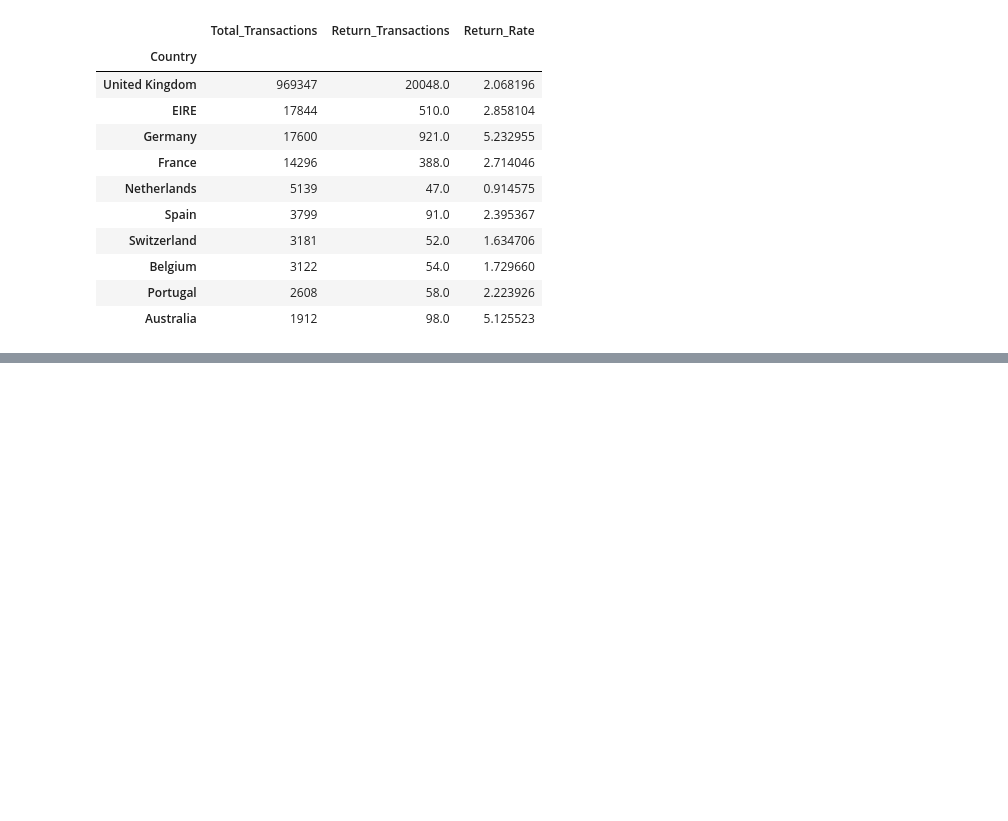
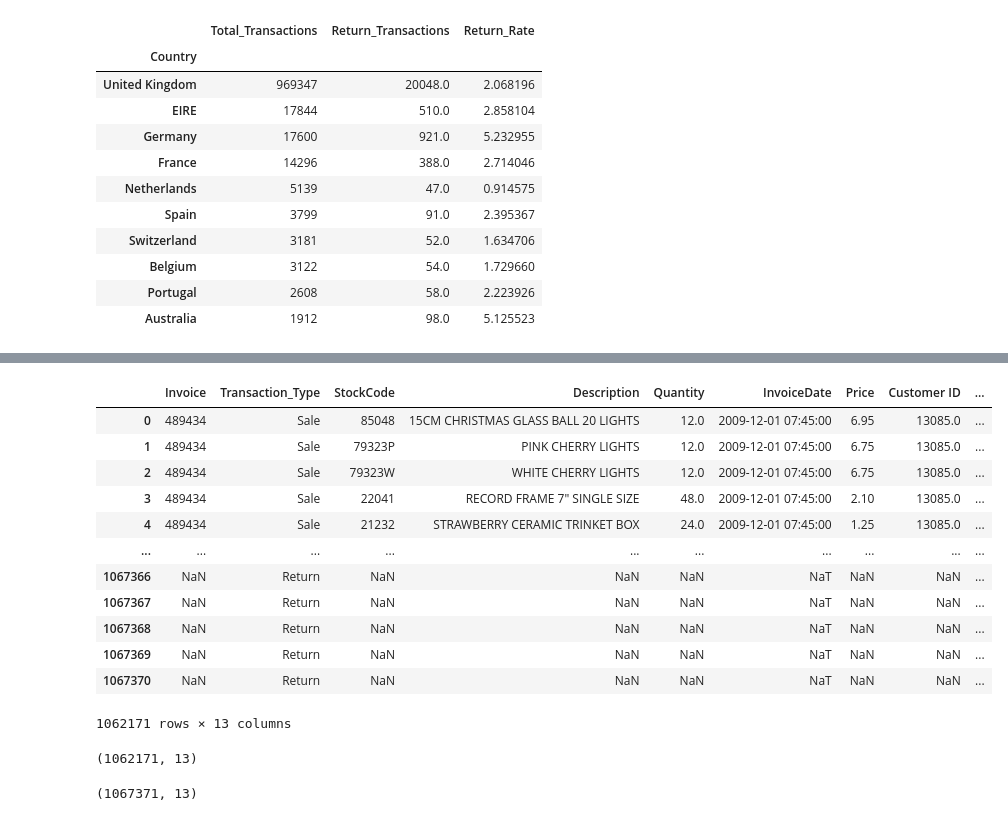
Before and after one commit to harishyadav00079-sudo/Global-Ecommerce-Analytics, a Jupyter notebook: 4_Python/analysis.ipynb, the cells around one changed output, grey strips where cells are left out. Saved outputs shown, nothing was run; the diff lists cells and outputs as text; code cells hidden in the pictures; blank space fills up the shorter version.

```diff
--- a/4_Python/analysis.ipynb
+++ b/4_Python/analysis.ipynb
@@ -745,6 +745,13 @@ non_product = [
     "Manual",
     "POSTAGE",
     "DOTCOM POSTAGE",
-    "Discount"
+    "Discount",
+    "Bank Charges",
+    "CRUK commission",
+    "CRUK Commission",
+    " Bank Charges",
+    "SAMPLES",
+    "SAMPLES ",
+    "Adjustment by Peter on 24/05/2010 1"
 ]
 # %%
@@ -953,0 +1074,24 @@ country_analysis.sort_values(
+# %%
+product_df
+# %% [output]
+|  | Invoice | Transaction_Type | StockCode | Description | Quantity | InvoiceDate | Price | Customer ID | ... |
+| 0 | 489434 | Sale | 85048 | 15CM CHRISTMAS GLASS BALL 20 LIGHTS | 12.0 | 2009-12-01 07:45:00 | 6.95 | 13085.0 | ... |
+| 1 | 489434 | Sale | 79323P | PINK CHERRY LIGHTS | 12.0 | 2009-12-01 07:45:00 | 6.75 | 13085.0 | ... |
+| 2 | 489434 | Sale | 79323W | WHITE CHERRY LIGHTS | 12.0 | 2009-12-01 07:45:00 | 6.75 | 13085.0 | ... |
+| 3 | 489434 | Sale | 22041 | RECORD FRAME 7" SINGLE SIZE | 48.0 | 2009-12-01 07:45:00 | 2.10 | 13085.0 | ... |
+| 4 | 489434 | Sale | 21232 | STRAWBERRY CERAMIC TRINKET BOX | 24.0 | 2009-12-01 07:45:00 | 1.25 | 13085.0 | ... |
+| ... | ... | ... | ... | ... | ... | ... | ... | ... | ... |
+| 1067366 | NaN | Return | NaN | NaN | NaN | NaT | NaN | NaN | ... |
+| 1067367 | NaN | Return | NaN | NaN | NaN | NaT | NaN | NaN | ... |
+| 1067368 | NaN | Return | NaN | NaN | NaN | NaT | NaN | NaN | ... |
+| 1067369 | NaN | Return | NaN | NaN | NaN | NaT | NaN | NaN | ... |
+| 1067370 | NaN | Return | NaN | NaN | NaN | NaT | NaN | NaN | ... |
+1062171 rows × 13 columns
+# %%
+product_df.shape
+# %% [output]
+(1062171, 13)
+# %%
+df.shape
+# %% [output]
+(1067371, 13)
```
Also changed, not shown: parts of 33 cells of this notebook, 1 other file.
